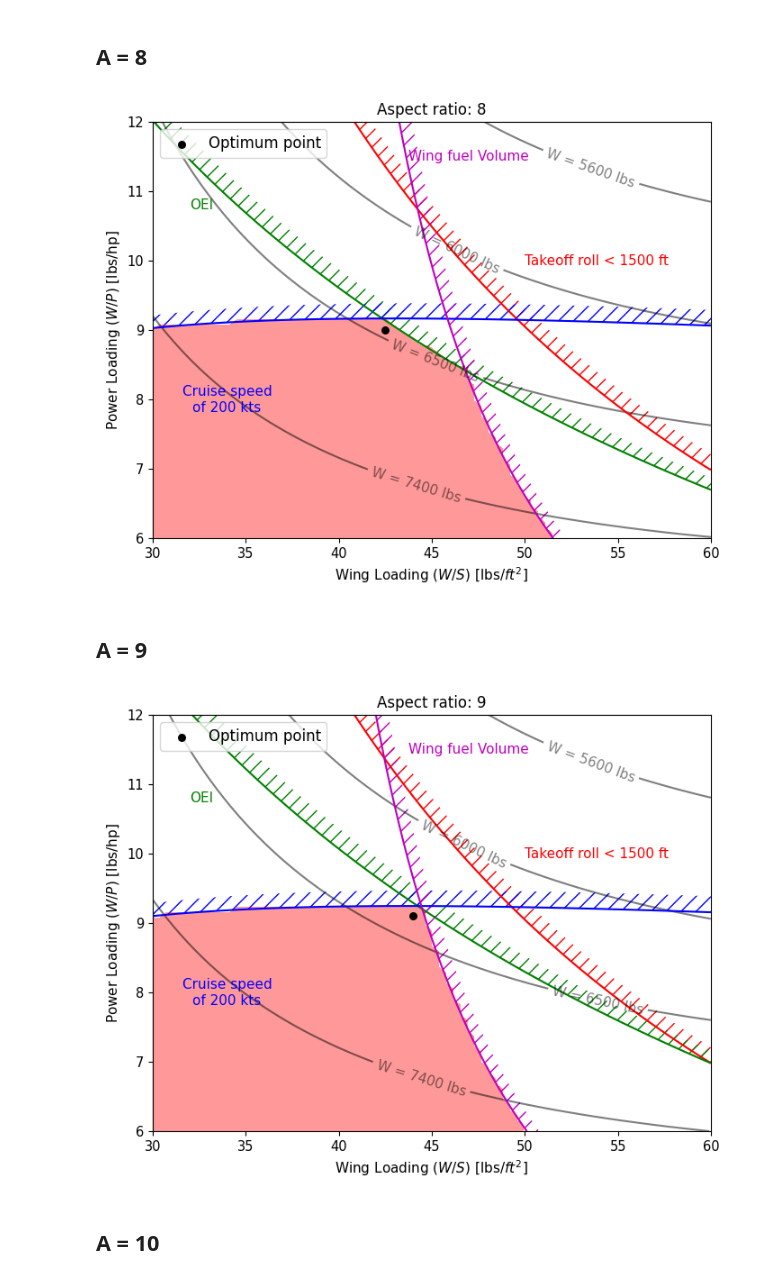
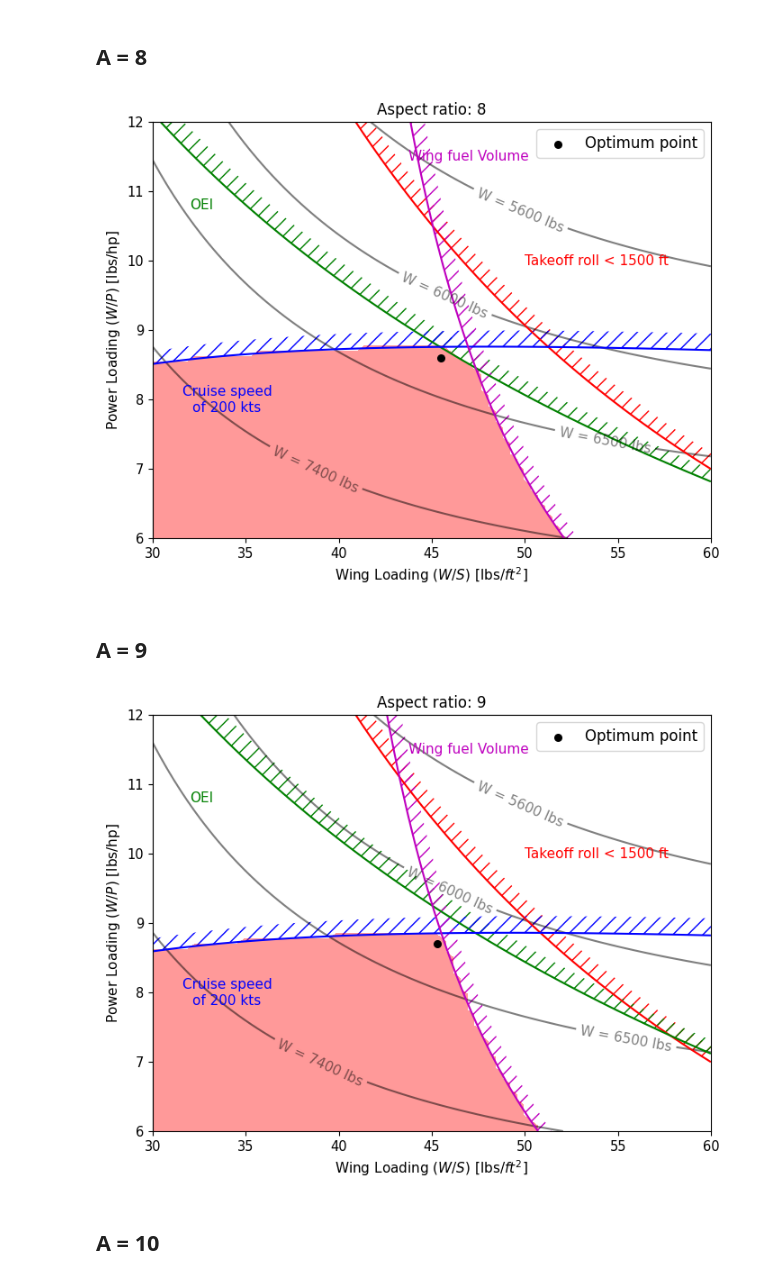
Before and after one commit to ComputationalDesignLab/aircraft-design, a Jupyter notebook: book/trade_study/ar_study.ipynb, the cells around one changed output. Cells and saved outputs as stored; diff of their text form; code cells hidden in the pictures.

```diff
--- a/book/trade_study/ar_study.ipynb
+++ b/book/trade_study/ar_study.ipynb
@@ -46,7 +46,7 @@ def plot_trade_study(A):
             takeoff_req[i,j] = compute_takeoff_groundroll(final_parameters) - max_ground_roll
             landing_req[i,j] = compute_landing_groundroll(final_parameters) - max_ground_roll
             cgr_req[i,j] = min_oei_cgr - compute_climb_gradient(final_parameters)
-            cruise_speed_req[i,j] = final_parameters.avg_cruise_power - final_parameters.P_cruise
+            cruise_speed_req[i,j] = final_parameters.avg_cruise_power - 0.9*final_parameters.P_cruise
             fuel_req[i,j] = final_parameters.fuel_weight / final_parameters.avgas_density - final_parameters.fuel_tank_volume
 
     # Plotting
@@ -112,8 +112,11 @@ Below code blocks create MTOW contours and overlays performance requirement line
 ## A = 7
 # %%
 idx = 0 # index of the array
-best_wing_loading[idx] = 40 # lbs/sq ft
-best_power_loading[idx] = 8.9 # lbs/hp
+best_wing_loading[idx] = 38.7 # lbs/sq ft
+best_power_loading[idx] = 9.3 # lbs/hp
+
+best_wing_loading[idx] = 43 # lbs/sq ft
+best_power_loading[idx] = 8.5 # lbs/hp
 
 ax = plot_trade_study(A[idx])
 ax.scatter(best_wing_loading[idx], best_power_loading[idx], color="k", s=30, label="Optimum point")
@@ -124,26 +127,32 @@ _ = ax.legend(fontsize=12)
 ## A = 8
 # %%
 idx = 1 # index of the array
-best_wing_loading[idx] = 42.5 # lbs/sq ft
-best_power_loading[idx] = 9.0 # lbs/hp
+best_wing_loading[idx] = 41 # lbs/sq ft
+best_power_loading[idx] = 9.4 # lbs/hp
+
+best_wing_loading[idx] = 45.5 # lbs/sq ft
+best_power_loading[idx] = 8.6 # lbs/hp
 
 ax = plot_trade_study(A[idx])
 ax.scatter(best_wing_loading[idx], best_power_loading[idx], color="k", s=30, label="Optimum point")
 _ = ax.legend(fontsize=12)
 # %% [output]
-[figure, old version]
+[figure, new version]
 # %% [markdown]
 ## A = 9
 # %%
 idx = 2 # index of the array
-best_wing_loading[idx] = 44 # lbs/sq ft
-best_power_loading[idx] = 9.1 # lbs/hp
+best_wing_loading[idx] = 42.8 # lbs/sq ft
+best_power_loading[idx] = 9.5 # lbs/hp
+
+best_wing_loading[idx] = 45.3 # lbs/sq ft
+best_power_loading[idx] = 8.7 # lbs/hp
 
 ax = plot_trade_study(A[idx])
 ax.scatter(best_wing_loading[idx], best_power_loading[idx], color="k", s=30, label="Optimum point")
 _ = ax.legend(fontsize=12)
 # %% [output]
-[figure, old version]
+[figure, new version]
 # %% [markdown]
 ## A = 10
 # %%
```
Also changed, not shown: parts of 5 cells of this notebook, 7 other files.
